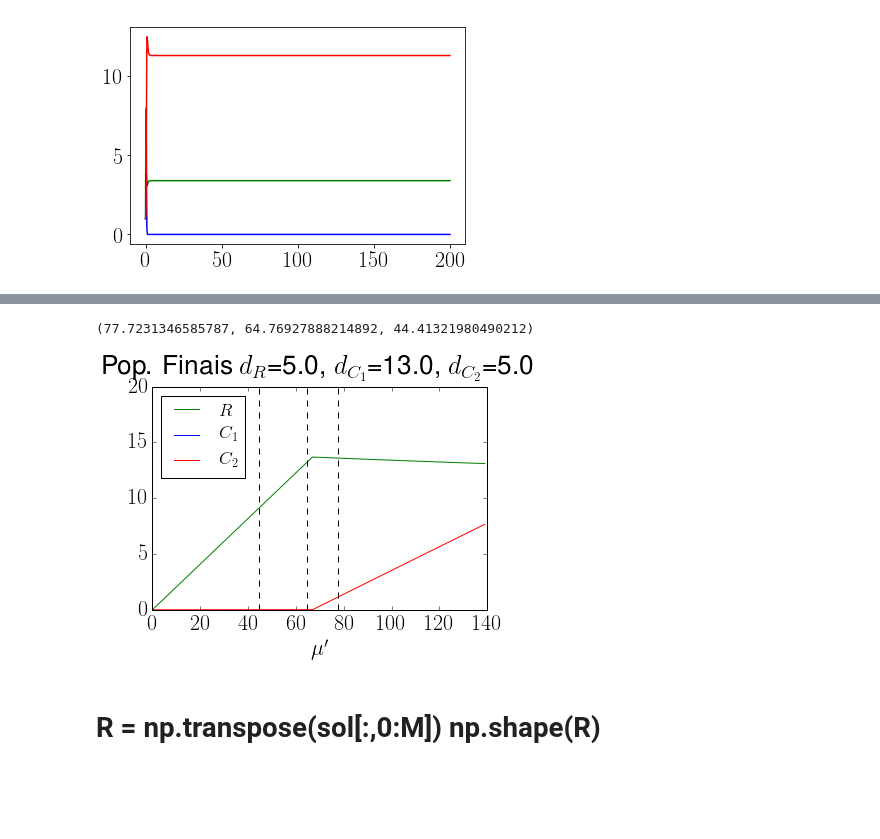
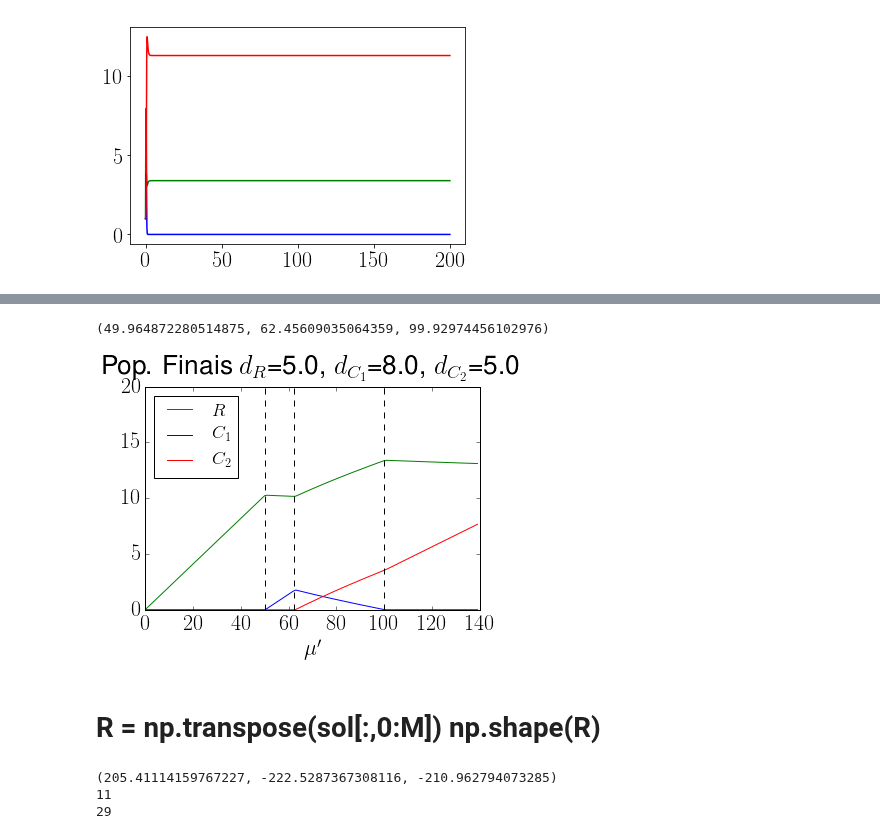
Before and after one commit to reand705/IGP, a Jupyter notebook: Method_Of_LinesIGP.ipynb, the cells around one changed output, grey strips where cells are left out. Saved outputs shown, nothing was run; the diff lists cells and outputs as text; code cells hidden in the pictures; blank space fills up the shorter version.

```diff
--- a/Method_Of_LinesIGP.ipynb
+++ b/Method_Of_LinesIGP.ipynb
@@ -306,7 +306,7 @@ mu = 139.0
 # %%
 #Imprima a população final
 DR = [5]
-D1 = [13]
+D1 = [8]
 D2 = [5]
 MU = [0.0 + i for i in range(0,140)]
 m = 1.0
@@ -319,34 +319,50 @@ Rfinal = []
 C1final = []
 C2final = []
 t = np.linspace(0,Tmax,N)
 for d_r in DR:
     for d_1 in D1:
         for d_2 in D2:
             for mu in MU:
                 sol = np.load('Method_Of_LinesIGP_dR=%.3f,d1=%.3f,d2=%.3f,mu=%.3f,alpha=%.3f,gamma=%.3f,beta=%.f,phi=%.3f,m=%.3f.npy'
                               % (d_r,d_1,d_2,mu,alpha,gamma,beta,phi,m))
                 R = np.transpose(sol[:,0:M])
                 C1 = np.transpose(sol[:,M:2*M])
                 C2 = np.transpose(sol[:,2*M:])
                 Rfinal.append(R[M/2,-1])
                 C1final.append(C1[M/2,-1])
                 C2final.append(C2[M/2,-1])
 
 plt.plot(MU,Rfinal,color = 'green', label = r'$R$')
 plt.plot(MU,C1final,color = 'blue', label = r'$C_1$')
 plt.plot(MU,C2final,color = 'red', label = r'$C_2$')
 plt.xlabel(r"$\mu'$")
 plt.legend(loc = 'upper left', prop={'size': 18})
 plt.title(r'Pop. Finais $d_R$=%.1f, $d_{C_1}$=%.1f, $d_{C_2}$=%.1f' % (d_r,d_1,d_2))
 plt.axis([0,140,0,20])
 plt.axvline(x=mu_1(), color='black', linestyle='--')
 plt.axvline(x=mu_2(), color='black', linestyle='--')
 plt.axvline(x=mu_3(), color='black', linestyle='--')
 print (mu_1(),mu_2(),mu_3())
 #plt.savefig('Method_Of_LinesIGP_dR=%.3f,d1=%.3f,d2=%.3f,mu=%.3f,alpha=%.3f,gamma=%.3f,beta=%.f,phi=%.3f,m=%.3f.png'
                               #% (d_r,d_1,d_2,mu,alpha,gamma,beta,phi,m))
 # %% [output]
-(77.7231346585787, 64.76927888214892, 44.41321980490212)
+(49.964872280514875, 62.45609035064359, 99.92974456102976)
-[figure, old version]
+[figure, new version]
 # %% [markdown]
 # R = np.transpose(sol[:,0:M]) np.shape(R)
+# %%
+d_r = 5
+d_1 = 36
+d_2 = 5
+m = 1.0
+gamma = 0.5
+alpha = 1
+beta = 1
+phi = 1.0
+print (mu_1(),mu_2(),mu_3())
+print (1+2*d_2)
+print (4+4*d_2+d_r)
+# %% [output]
+(205.41114159767227, -222.5287367308116, -210.962794073285)
+11
+29
```
Also changed, not shown: parts of 2 cells of this notebook.
